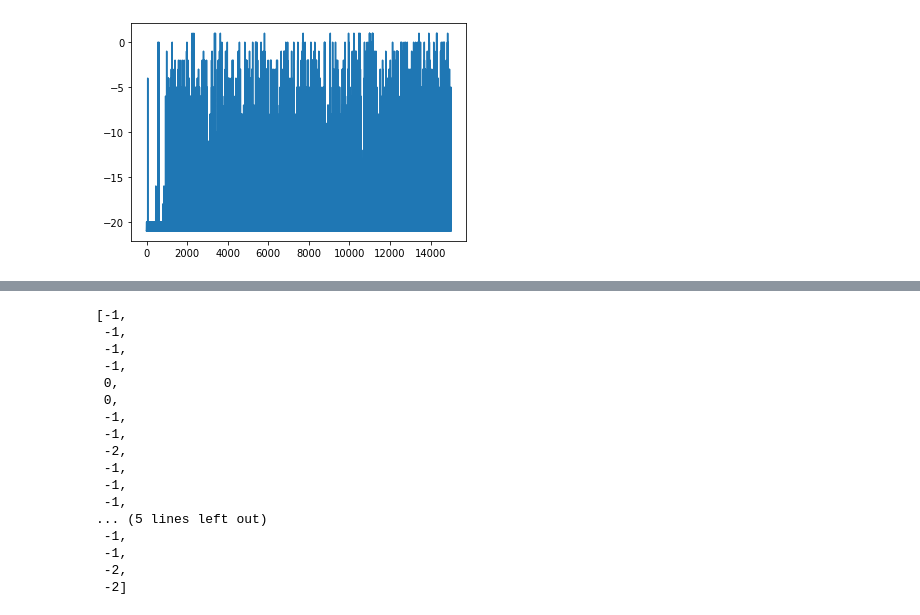
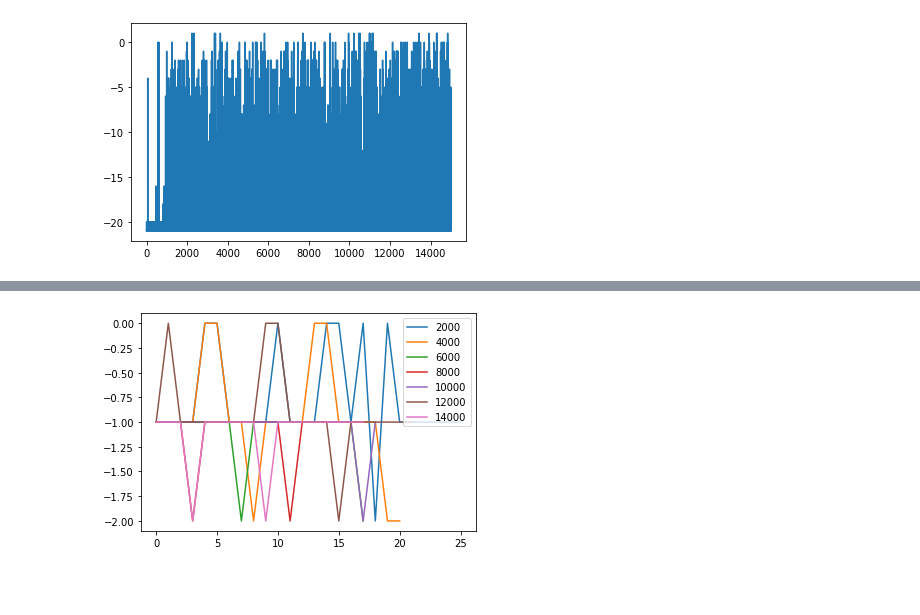
Before and after one commit to cloughurd/drl-sudoku, a Jupyter notebook: rl/ViewResults.ipynb, the cells around one changed output, grey strips where cells are left out. Drawn from its saved outputs; the diff is of its cells as text; code cells hidden in the pictures; blank space fills up the shorter version.

```diff
--- a/rl/ViewResults.ipynb
+++ b/rl/ViewResults.ipynb
@@ -28,21 +28,8 @@ plt.show()
-# %%
-ex = r['4000']
-ex
-# %% [output]
-[-1,
- -1,
- -1,
- -1,
- 0,
- 0,
- -1,
- -1,
- -2,
- -1,
- -1,
- -1,
-... (5 lines left out)
- -1,
- -1,
- -2,
- -2]
+# %%
+samples = [1000, 2500, 5000, 7500, 10000, 15000]
+for i in range(7):
+    plt.plot(r[str((i+1)*2000)], label=(i+1)*2000)
+plt.legend()
+plt.show()
+# %% [output]
+[figure, added]
```
Also changed, not shown: parts of 1 cell of this notebook, 2 other files.
